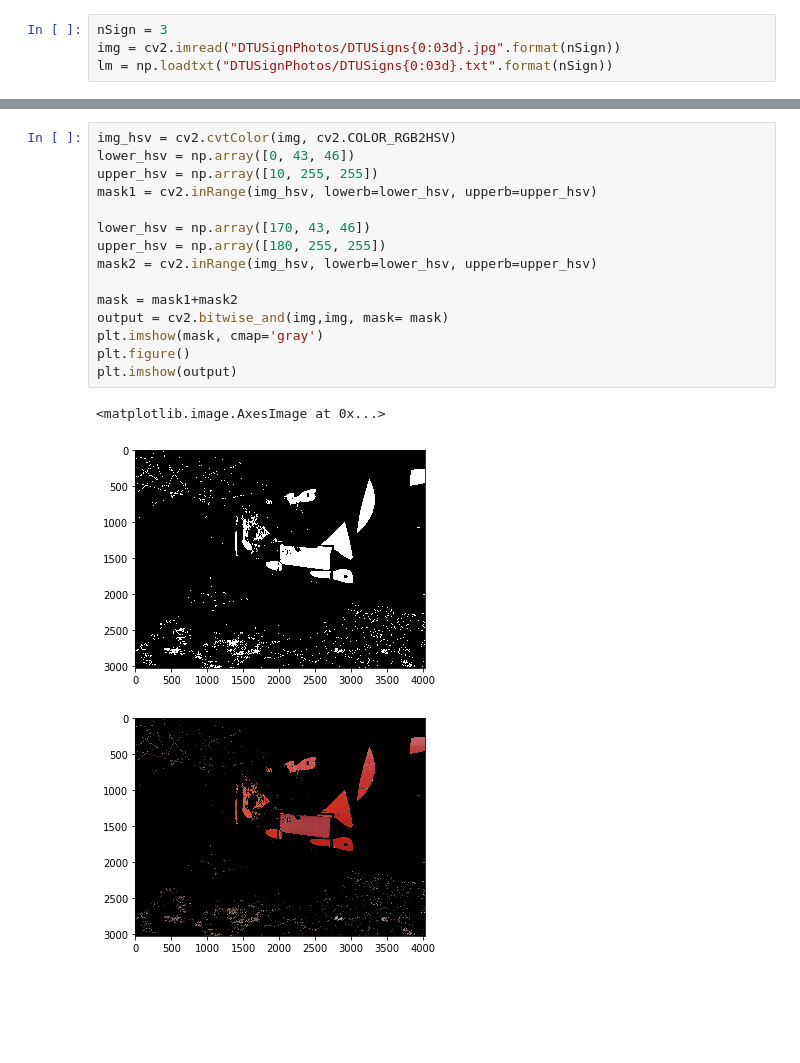
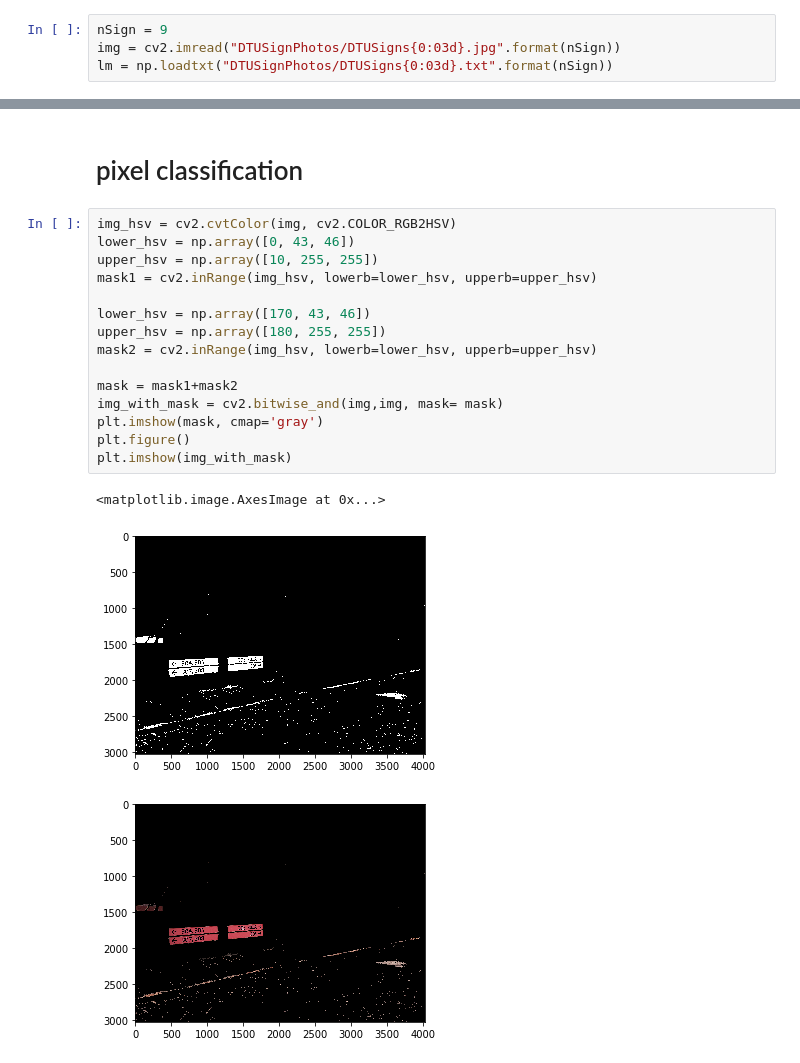
Before and after one commit to pearlww/Image-Analysis, a Jupyter notebook: sign picker.ipynb, the cells around one changed output, grey strips where cells are left out. Cells and saved outputs as stored; diff of their text form; blank space fills up the shorter version.

```diff
--- a/sign picker.ipynb
+++ b/sign picker.ipynb
@@ -6,4 +8,4 @@ from matplotlib import pyplot as plt
 # %%
-nSign = 3
+nSign = 9
 img = cv2.imread("DTUSignPhotos/DTUSigns{0:03d}.jpg".format(nSign))
 lm = np.loadtxt("DTUSignPhotos/DTUSigns{0:03d}.txt".format(nSign))
@@ -34,21 +33,23 @@ plt.imshow(img)
+# %% [markdown]
+# pixel classification
 # %%
 img_hsv = cv2.cvtColor(img, cv2.COLOR_RGB2HSV)
 lower_hsv = np.array([0, 43, 46])
 upper_hsv = np.array([10, 255, 255])
 mask1 = cv2.inRange(img_hsv, lowerb=lower_hsv, upperb=upper_hsv)
 
 lower_hsv = np.array([170, 43, 46])
 upper_hsv = np.array([180, 255, 255])
 mask2 = cv2.inRange(img_hsv, lowerb=lower_hsv, upperb=upper_hsv)
 
 mask = mask1+mask2
-output = cv2.bitwise_and(img,img, mask= mask)
+img_with_mask = cv2.bitwise_and(img,img, mask= mask)
 plt.imshow(mask, cmap='gray')
 plt.figure()
-plt.imshow(output)
+plt.imshow(img_with_mask)
 # %% [output]
 <matplotlib.image.AxesImage at 0x...>
-[figure, old version]
+[figure, new version]
-[figure, old version]
+[figure, new version]
 # %%
 kernel = np.ones((5,5),np.uint8)
```
Also changed, not shown: parts of 17 cells of this notebook.
